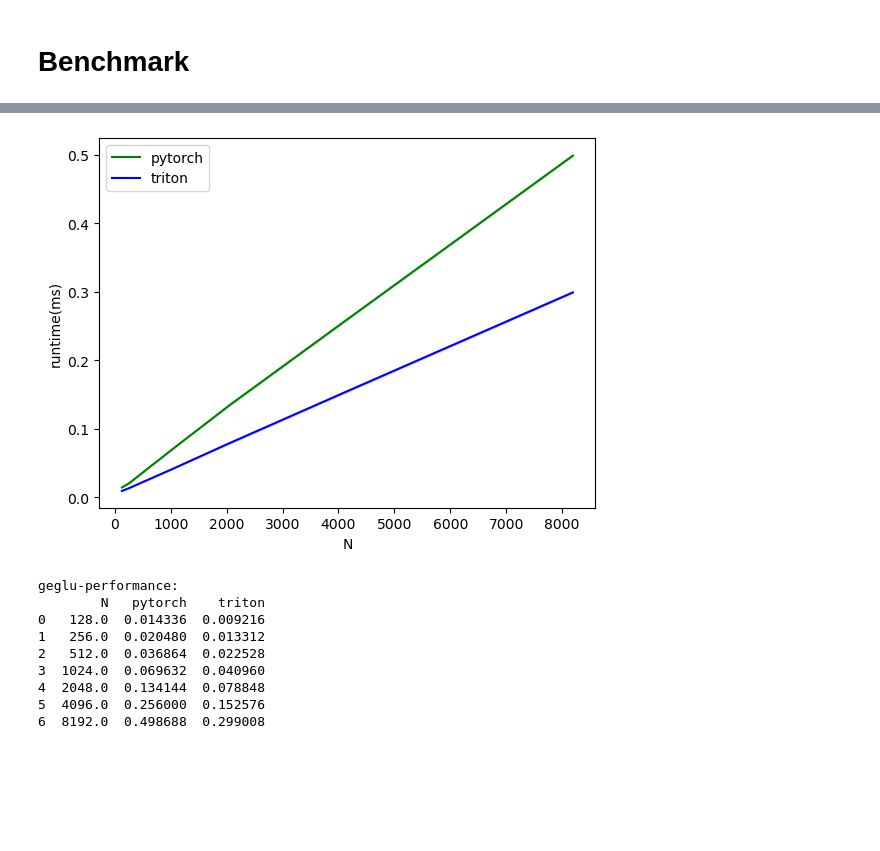
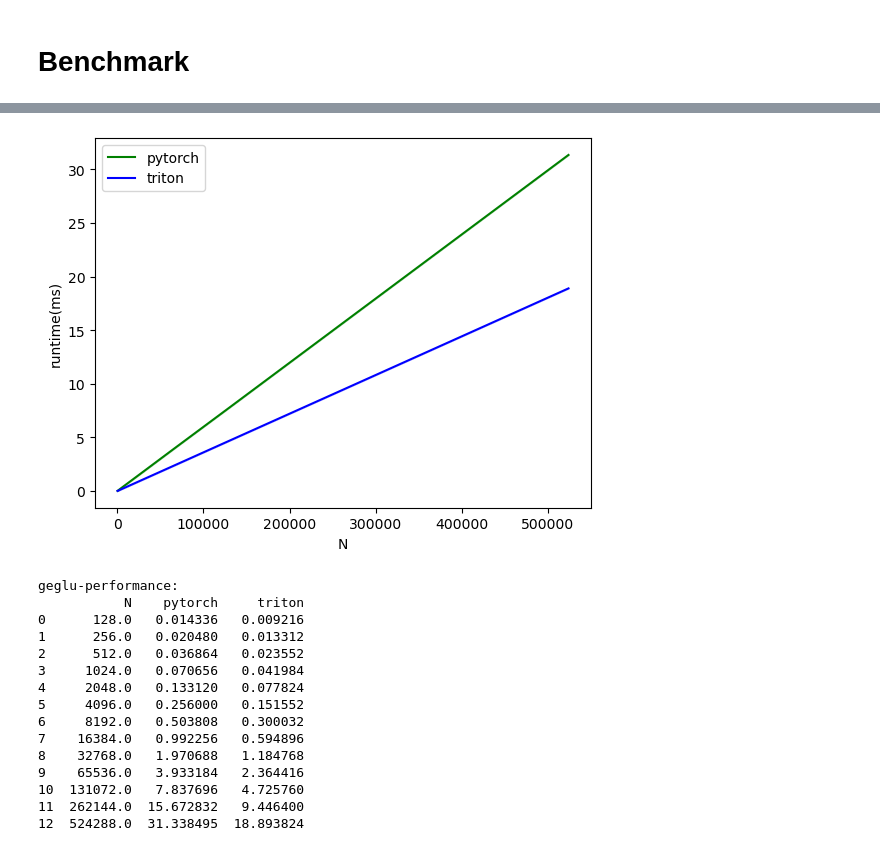
Before and after one commit to Kitsunetic/GEGLU-triton, a Jupyter notebook: benchmark.ipynb, the cells around one changed output, grey strips where cells are left out. Saved outputs shown, nothing was run; the diff lists cells and outputs as text; code cells hidden in the pictures; blank space fills up the shorter version.

```diff
--- a/benchmark.ipynb
+++ b/benchmark.ipynb
@@ -41,14 +41,13 @@ def gelu_forward(x):
 
     .. _GeLU: https://arxiv.org/pdf/1606.08415.pdf
     """
-    return 0.5 * x * (1 + tanh(_kAlpha * (x + 0.044715 * x * x * x)))
+    return 0.5 * x * (1 + tanh(_kAlpha * x * (1 + 0.044715 * x * x)))
 
 
 @triton.jit
 def gelu_backward(x):
     x2 = x * x
-    x3 = x2 * x
-    tanh_ = tanh(_kAlpha * (x + 0.044715 * x3))
+    tanh_ = tanh(_kAlpha * x * (1 + 0.044715 * x2))
     dx = 0.5 * (x * (1 - tanh_ * tanh_) * (0.1070322244089 * x2 + 0.797884560802865) + tanh_ + 1)
     return dx
 # %%
@@ -179,36 +178,3 @@ th.allclose(grad_pth, grad_tri, rtol=1e-3)
 True
 # %% [markdown]
 # Benchmark
-# %%
-@triton.testing.perf_report(
-    triton.testing.Benchmark(
-        x_names=["C"],
-        line_arg="provider",
-        x_vals=[2**i for i in range(7, 14)],
-        line_vals=["pytorch", "triton"],
-        line_names=["pytorch", "triton"],
-        styles=[("green", "-"), ("blue", "-")],
-        ylabel="runtime(ms)",
-        plot_name="geglu-performance",
-        args={"N": 4096},
-    )
-)
-def benchmark(N, C, provider):
-    x = th.rand(N, C, device="cuda")
-
-    quantiles = [0.5, 0.2, 0.8]
-    if provider == "pytorch":
-        ms, min_ms, max_ms = triton.testing.do_bench(
-            lambda: geglu_torch(x),
-            quantiles=quantiles,
-        )
-    if provider == "triton":
-        ms, min_ms, max_ms = triton.testing.do_bench(
-            lambda: geglu(x),
-            quantiles=quantiles,
-        )
-
-    return ms, max_ms, min_ms
-
-
-benchmark.run(show_plots=True, print_data=True)
@@ -228,42 +185,48 @@ geglu-performance:
     triton.testing.Benchmark(
         x_names=["N"],
         line_arg="provider",
-        x_vals=[2**i for i in range(7, 14)],
+        x_vals=[2**i for i in range(7, 20)],
         line_vals=["pytorch", "triton"],
         line_names=["pytorch", "triton"],
         styles=[("green", "-"), ("blue", "-")],
         ylabel="runtime(ms)",
         plot_name="geglu-performance",
         args={"C": 4096},
     )
 )
 def benchmark(N, C, provider):
     x = th.rand(N, C, device="cuda")
 
     quantiles = [0.5, 0.2, 0.8]
     if provider == "pytorch":
         ms, min_ms, max_ms = triton.testing.do_bench(
             lambda: geglu_torch(x),
             quantiles=quantiles,
         )
     if provider == "triton":
         ms, min_ms, max_ms = triton.testing.do_bench(
             lambda: geglu(x),
             quantiles=quantiles,
         )
 
     return ms, max_ms, min_ms
 
 
 benchmark.run(show_plots=True, print_data=True)
 # %% [output]
-[figure, old version]
+[figure, new version]
 geglu-performance:
-        N   pytorch    triton
-0   128.0  0.014336  0.009216
-1   256.0  0.020480  0.013312
-2   512.0  0.036864  0.022528
-3  1024.0  0.069632  0.040960
-4  2048.0  0.134144  0.078848
-5  4096.0  0.256000  0.152576
-6  8192.0  0.498688  0.299008
+           N    pytorch     triton
+0      128.0   0.014336   0.009216
+1      256.0   0.020480   0.013312
+2      512.0   0.036864   0.023552
+3     1024.0   0.070656   0.041984
+4     2048.0   0.133120   0.077824
+5     4096.0   0.256000   0.151552
+6     8192.0   0.503808   0.300032
+7    16384.0   0.992256   0.594896
+8    32768.0   1.970688   1.184768
+9    65536.0   3.933184   2.364416
+10  131072.0   7.837696   4.725760
+11  262144.0  15.672832   9.446400
+12  524288.0  31.338495  18.893824
```
Also changed, not shown: parts of 2 cells of this notebook, 5 other files.
